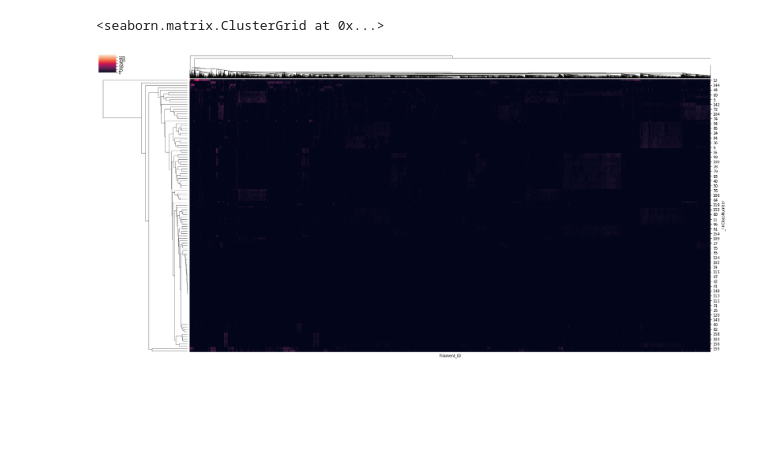
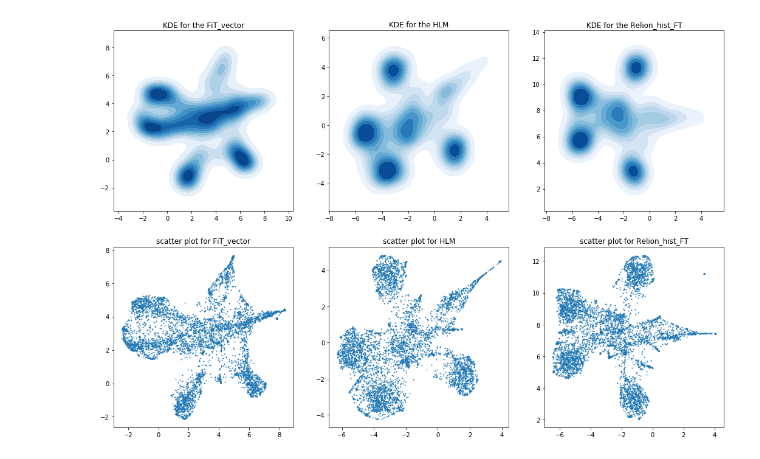
Before and after one commit to smallelephant9516/FiT, a Jupyter notebook: jupyter/Dendrogram_FiT.ipynb, the cells around one changed output. Drawn from its saved outputs; the diff is of its cells as text; code cells hidden in the pictures; blank space fills up the shorter version.

```diff
--- a/jupyter/Dendrogram_FiT.ipynb
+++ b/jupyter/Dendrogram_FiT.ipynb
@@ -208,6 +161,36 @@ from scipy.cluster.hierarchy import dendrogram, linkage, leaves_list
-# %%
-sns.clustermap(class_matrix,method='average', figsize=(30, 15),
-               xticklabels=False)
-# %% [output]
-<seaborn.matrix.ClusterGrid at 0x...>
-[figure, removed]
+# %%
+pca = PCA(n_components=2)
+data_pca=pca.fit_transform(embedding_value)
+umap_2D = umap.UMAP(n_neighbors=100)
+umap_2D1 = umap.UMAP(n_neighbors=100)
+umap_2D2 = umap.UMAP(n_neighbors=100)
+
+data_umap = umap_2D.fit_transform(embedding_value)
+HLM_umap = umap_2D1.fit_transform(HLM_value)
+hist_umap = umap_2D2.fit_transform(fil_matrix_normed)
+# %%
+# Create a figure with 2 subplots
+fig, axes = plt.subplots(2, 3, figsize=(18, 12))
+
+# 2D KDE plot for the first dataset
+sns.kdeplot(x=data_umap[:,0], y=data_umap[:,1], ax=axes[0,0], fill=True, cmap="Blues")
+axes[0,0].set_title('KDE for the FiT_vector')
+axes[1,0].scatter(data_umap[:,0], data_umap[:,1],s=1)
+axes[1,0].set_title('scatter plot for FiT_vector')
+
+# 2D KDE plot for the second dataset
+sns.kdeplot(x=HLM_umap[:,0], y=HLM_umap[:,1], ax=axes[0,1], fill=True, cmap="Blues")
+axes[0,1].set_title('KDE for the HLM')
+axes[1,1].scatter(HLM_umap[:,0], HLM_umap[:,1],s=1)
+axes[1,1].set_title('scatter plot for HLM')
+
+# 2D KDE plot for the second dataset
+sns.kdeplot(x=hist_umap[:,0], y=hist_umap[:,1], ax=axes[0,2], fill=True, cmap="Blues")
+axes[0,2].set_title('KDE for the Relion_hist_FT')
+axes[1,2].scatter(hist_umap[:,0], hist_umap[:,1],s=1)
+axes[1,2].set_title('scatter plot for Relion_hist_FT')
+# Display the plot
+plt.savefig(path+'/kde_plot.png',dpi=300,bbox_inches='tight',pad_inches=0)
+plt.show()
+# %% [output]
+[figure, added]
```
Also changed, not shown: parts of 16 cells of this notebook, 3 other files.
